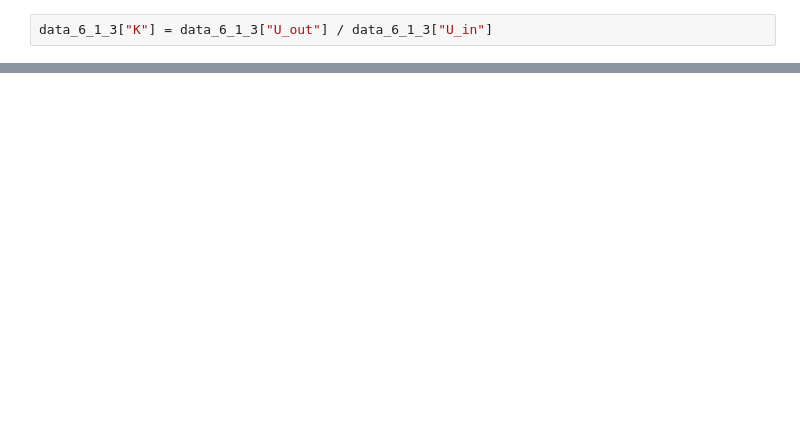
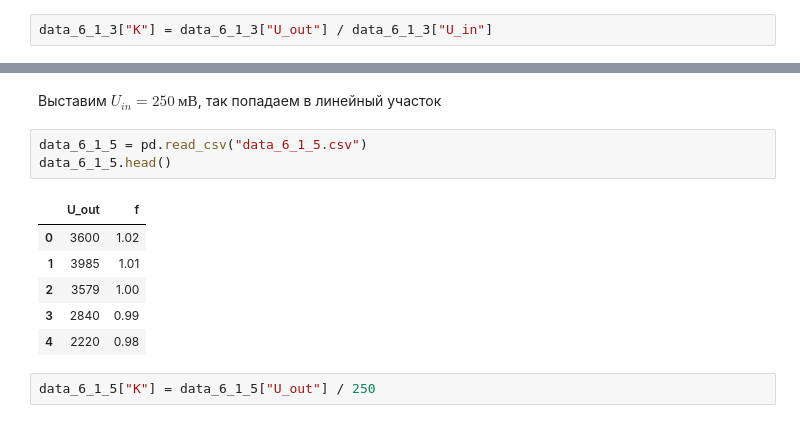
Before and after one commit to b3h4re/labs-mipt, a Jupyter notebook: 6/rt/05/05.ipynb, the cells around one changed output, grey strips where cells are left out. Drawn from its saved outputs; the diff is of its cells as text; blank space fills up the shorter version.

```diff
--- a/6/rt/05/05.ipynb
+++ b/6/rt/05/05.ipynb
@@ -37,0 +127,14 @@ plt.show()
+# %% [markdown]
+Выставим $U_{in} = 250~\text{мВ}$, так попадаем в линейный участок
+# %%
+data_6_1_5 = pd.read_csv("data_6_1_5.csv")
+data_6_1_5.head()
+# %% [output]
+|  | U_out | f |
+| 0 | 3600 | 1.02 |
+| 1 | 3985 | 1.01 |
+| 2 | 3579 | 1.00 |
+| 3 | 2840 | 0.99 |
+| 4 | 2220 | 0.98 |
+# %%
+data_6_1_5["K"] = data_6_1_5["U_out"] / 250
```
Also changed, not shown: parts of 21 cells of this notebook, 13 other files.
